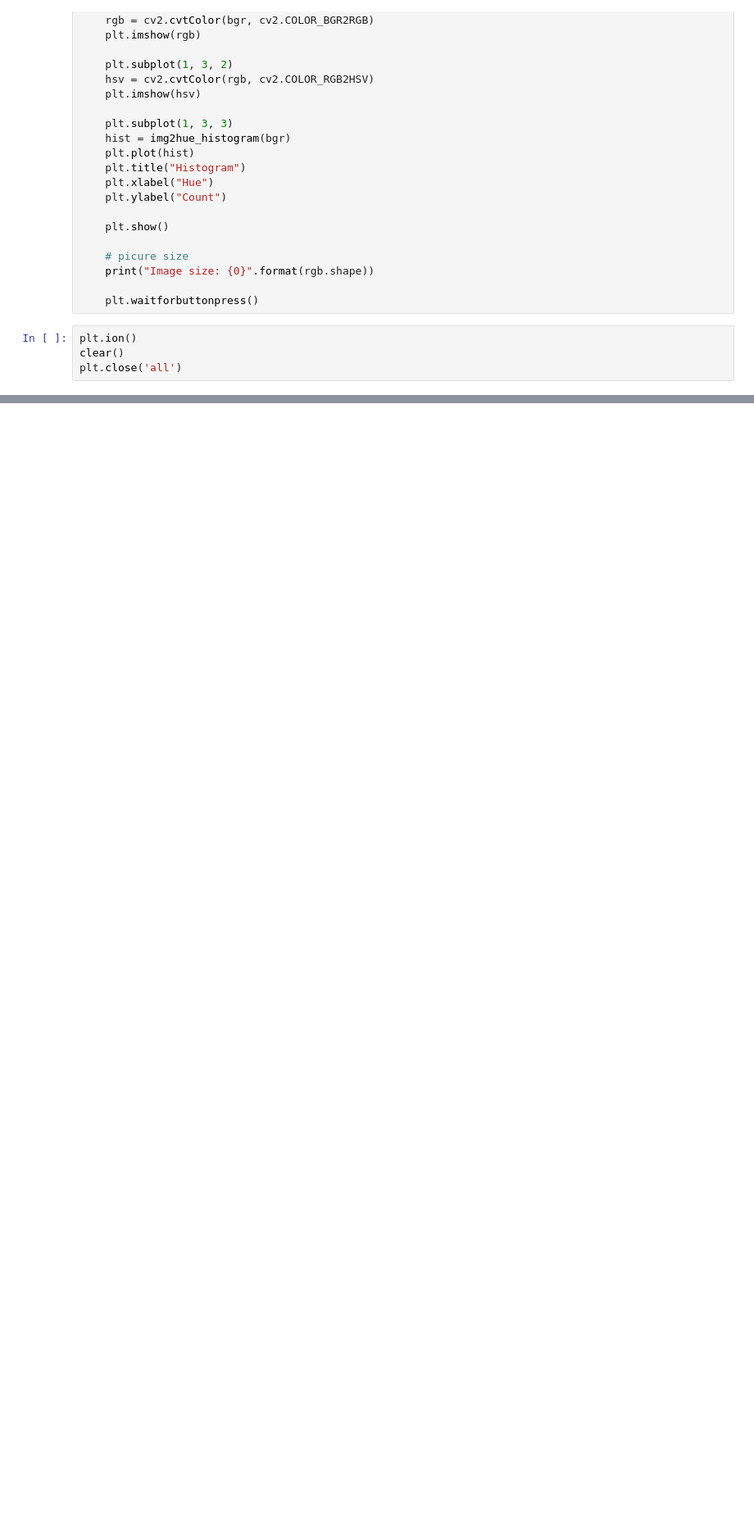
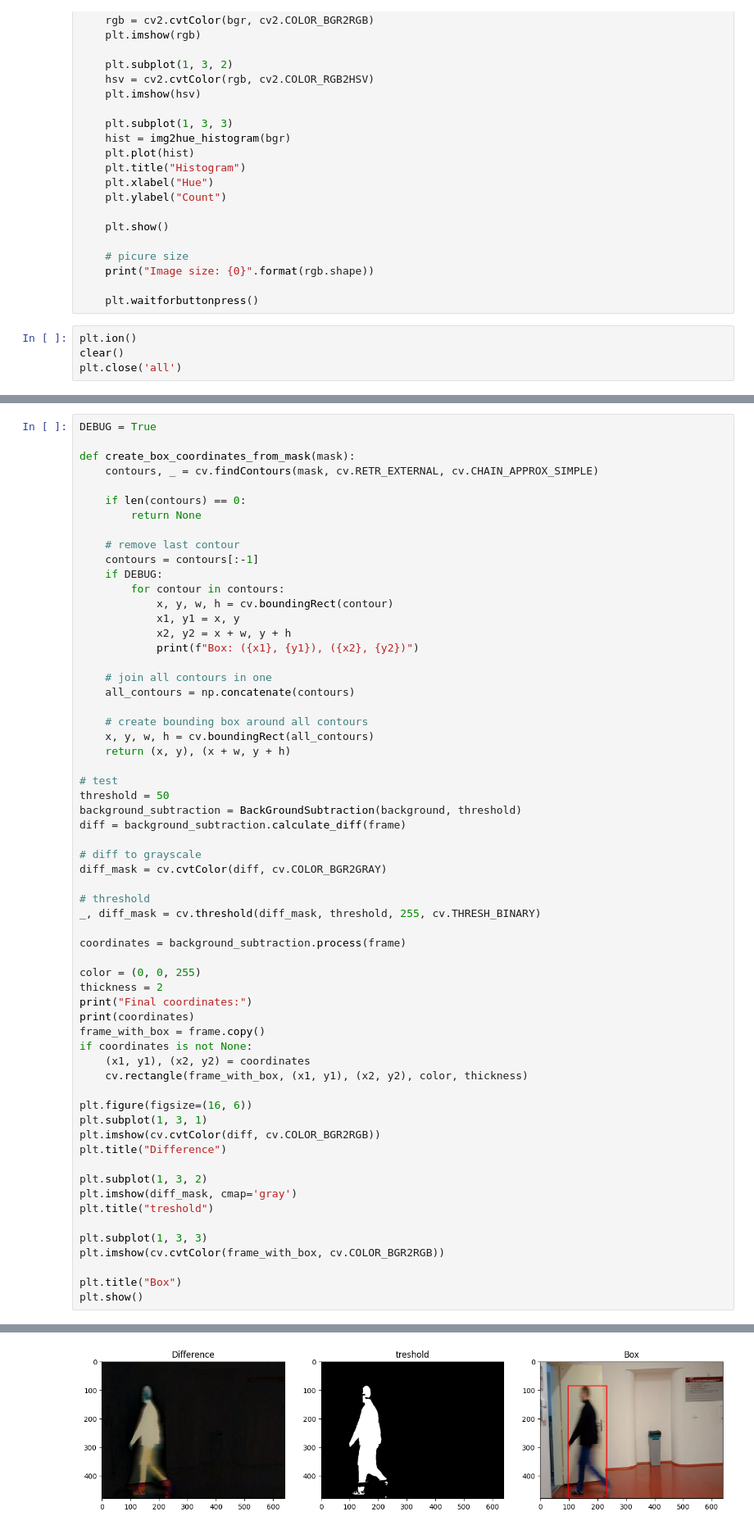
Before and after one commit to TUL-IT-2020/PVI-Pocitacove_videni, a Jupyter notebook: cviceni/cv10/PVI_C10.ipynb, the cells around one changed output, grey strips where cells are left out. Shown at 82% size. Saved outputs shown, nothing was run; the diff lists cells and outputs as text; blank space fills up the shorter version.

```diff
--- a/cviceni/cv10/PVI_C10.ipynb
+++ b/cviceni/cv10/PVI_C10.ipynb
@@ -230,0 +246,62 @@ Done
+# %%
+DEBUG = True
+
+def create_box_coordinates_from_mask(mask):
+    contours, _ = cv.findContours(mask, cv.RETR_EXTERNAL, cv.CHAIN_APPROX_SIMPLE)
+
+    if len(contours) == 0:
+        return None
+
+    # remove last contour
+    contours = contours[:-1]
+    if DEBUG:
+        for contour in contours:
+            x, y, w, h = cv.boundingRect(contour)
+            x1, y1 = x, y
+            x2, y2 = x + w, y + h
+            print(f"Box: ({x1}, {y1}), ({x2}, {y2})")
+
+    # join all contours in one
+    all_contours = np.concatenate(contours)
+
+    # create bounding box around all contours
+    x, y, w, h = cv.boundingRect(all_contours)
+    return (x, y), (x + w, y + h)
+
+# test
+threshold = 50
+background_subtraction = BackGroundSubtraction(background, threshold)
+diff = background_subtraction.calculate_diff(frame)
+
+# diff to grayscale
+diff_mask = cv.cvtColor(diff, cv.COLOR_BGR2GRAY)
+
+# threshold
+_, diff_mask = cv.threshold(diff_mask, threshold, 255, cv.THRESH_BINARY)
+
+coordinates = background_subtraction.process(frame)
+
+color = (0, 0, 255)
+thickness = 2
+print("Final coordinates:")
+print(coordinates)
+frame_with_box = frame.copy()
+if coordinates is not None:
+    (x1, y1), (x2, y2) = coordinates
+    cv.rectangle(frame_with_box, (x1, y1), (x2, y2), color, thickness)
+
+plt.figure(figsize=(16, 6))
+plt.subplot(1, 3, 1)
+plt.imshow(cv.cvtColor(diff, cv.COLOR_BGR2RGB))
+plt.title("Difference")
+
+plt.subplot(1, 3, 2)
+plt.imshow(diff_mask, cmap='gray')
+plt.title("treshold")
+
+plt.subplot(1, 3, 3)
+plt.imshow(cv.cvtColor(frame_with_box, cv.COLOR_BGR2RGB))
+
+plt.title("Box")
+plt.show()
+# %% [output]
@@ -230,0 +310 @@ Done
+[figure, added]
```
Also changed, not shown: parts of 11 cells of this notebook.
